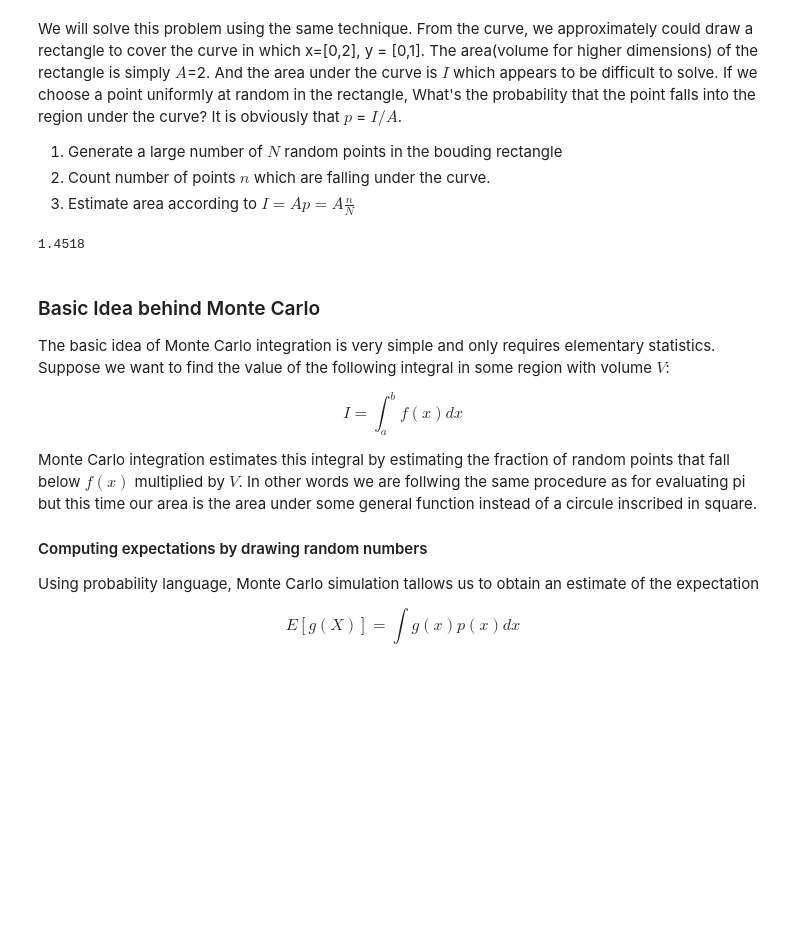
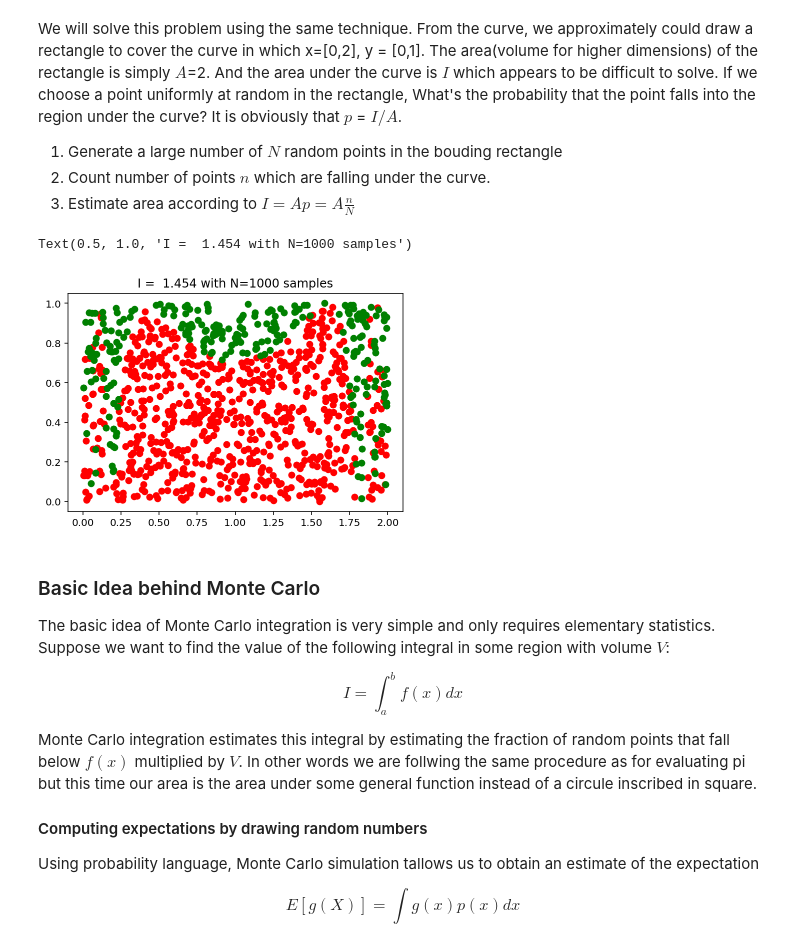
Before and after one commit to carlosal1015/Chem563, a Jupyter notebook: 01_Prob&Stats/04_MC.ipynb, the cells around one changed output. Drawn from its saved outputs; the diff is of its cells as text; code cells hidden in the pictures; blank space fills up the shorter version.

```diff
--- a/01_Prob&Stats/04_MC.ipynb
+++ b/01_Prob&Stats/04_MC.ipynb
@@ -76,19 +77,24 @@ We will solve this problem using the same technique.  From the curve, we approxi
 2. Count number of points $n$ which are falling under the curve.
 3. Estimate area according to $I=Ap=A\frac{n}{N}$
 # %%
-N=10000
+N=1000
 
-x = 2*np.random.rand(N)
-y = np.random.rand(N)
+x, y  = 2*np.random.rand(N),  np.random.rand(N) # generate U(0,1) and U(0,2) random points
 
 f = lambda x: np.sin(1/x/(2-x))**2
 
-ninside = np.sum(y<f(x))
+ninside = np.sum(y<f(x))  # (x,y) points where y<f(x)
 
 I = 2*ninside/N
-print(I)
+
+
+plt.plot(x[y<f(x)], y[y<f(x)],'o', color='red')
+plt.plot(x[y>f(x)], y[y>f(x)],'o', color='green')
+
+plt.title(f'I =  {I} with N={N} samples',fontsize=12)
 # %% [output]
-1.4518
+Text(0.5, 1.0, 'I =  1.454 with N=1000 samples')
+[figure, added]
 # %% [markdown]
 ### Basic Idea behind Monte Carlo
 
```
Also changed, not shown: parts of 13 cells of this notebook, 7 other files.
